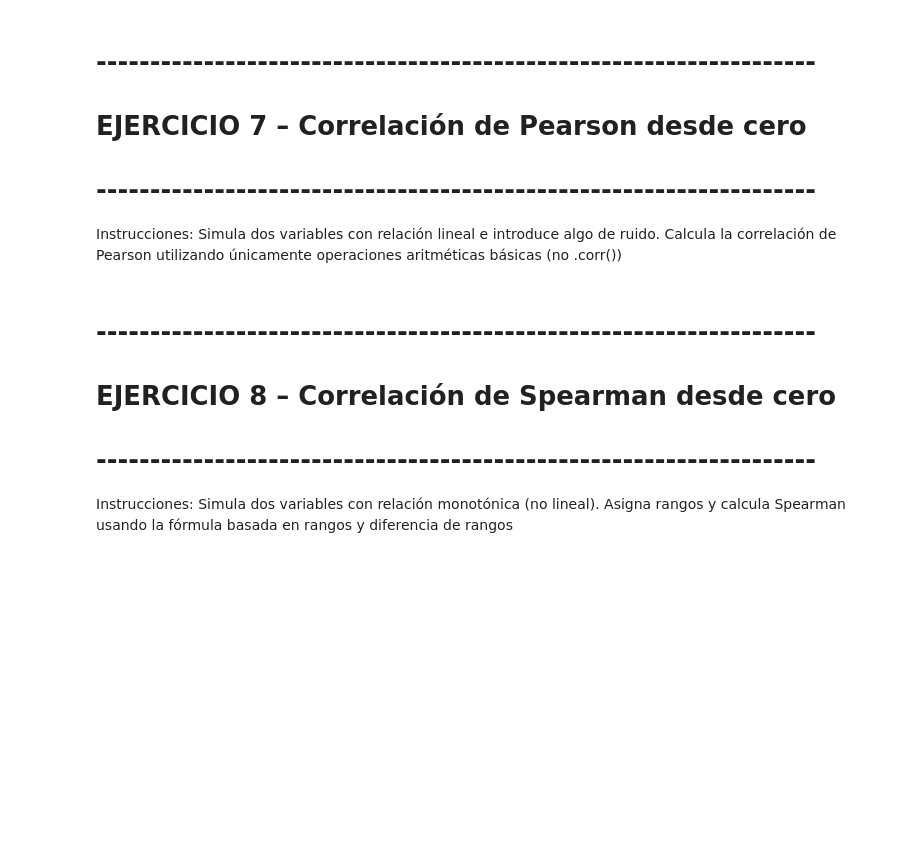
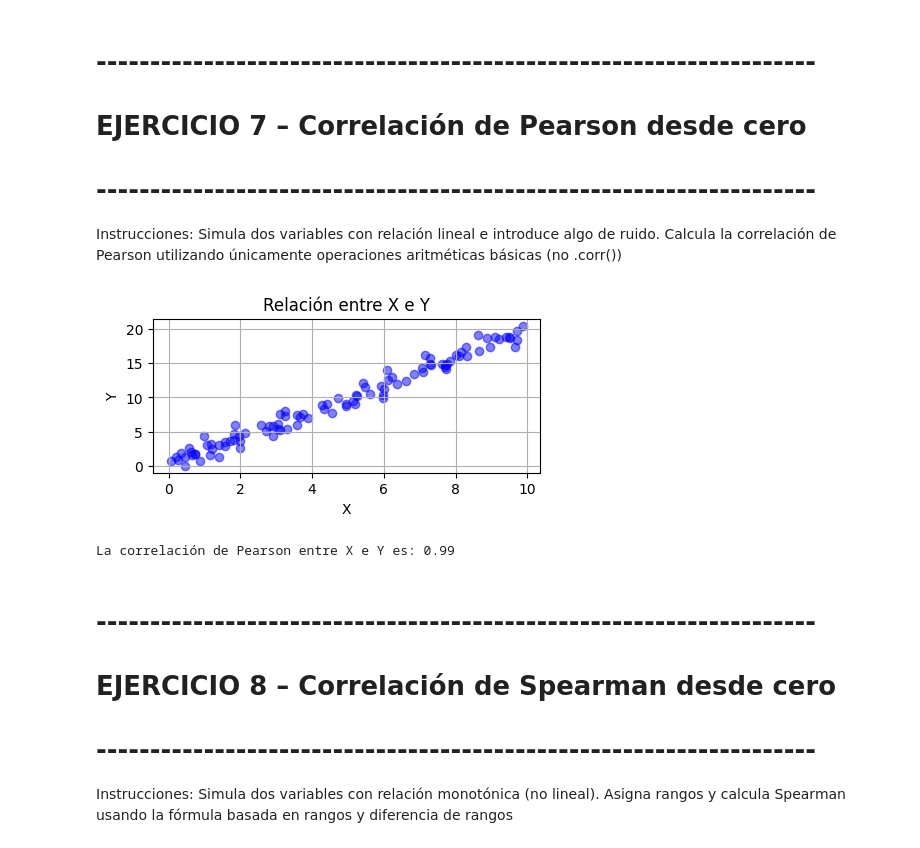
Before and after one commit to MariaJose1311/Probabilidad_Estadistica, a Jupyter notebook: Ejercicios_Estadistica_y_probabilidad.ipynb, the cells around one changed output. Saved outputs shown, nothing was run; the diff lists cells and outputs as text; code cells hidden in the pictures; blank space fills up the shorter version.

```diff
--- a/Ejercicios_Estadistica_y_probabilidad.ipynb
+++ b/Ejercicios_Estadistica_y_probabilidad.ipynb
@@ -396,3 +396,26 @@ El Valor-p aproximado es 0.0038304
 # -------------------------------------------------------------------
 Instrucciones: Simula dos variables con relación lineal e introduce algo de ruido.
 Calcula la correlación de Pearson utilizando únicamente operaciones aritméticas básicas (no .corr())
+# %%
+# Vamos a simular dos variables con relación lineal y algo de ruido
+
+# Usemos numpy para generar datos aleatorios
+np.random.seed(42)  # Para reproducibilidad
+
+# Simulamos 100 puntos de datos
+x = np.random.uniform(0, 10, 100)
+
+# Simulamos una variable dependiente (y=2*x) y una relación lineal con algo de ruido (+np.random.normal(0, 1, 100))
+y = 2 * x + np.random.normal(0, 1, 100)
+
+# Vamos a graficar la relación entre las dos variables
+import matplotlib.pyplot as plt
+plt.figure(figsize=(5, 2))
+plt.scatter(x, y, color='blue', alpha=0.5)
+plt.title('Relación entre X e Y')
+plt.xlabel('X')
+plt.ylabel('Y')
+plt.grid(True)
+plt.show()
+# %% [output]
+[figure, added]
@@ -399,3 +440,11 @@ Calcula la correlación de Pearson utilizando únicamente operaciones aritmétic
+# %%
+# Calculamos la correlación de Pearson para nuestras variables x e y
+correlacion = correlacion_pearson(x, y)
+
+# Imprimimos la correlación
+print(f"La correlación de Pearson entre X e Y es: {correlacion:.2f}")
+# %% [output]
+La correlación de Pearson entre X e Y es: 0.99
 # %% [markdown]
 # -------------------------------------------------------------------
 # EJERCICIO 8 – Correlación de Spearman desde cero
```
Also changed, not shown: parts of 17 cells of this notebook.
